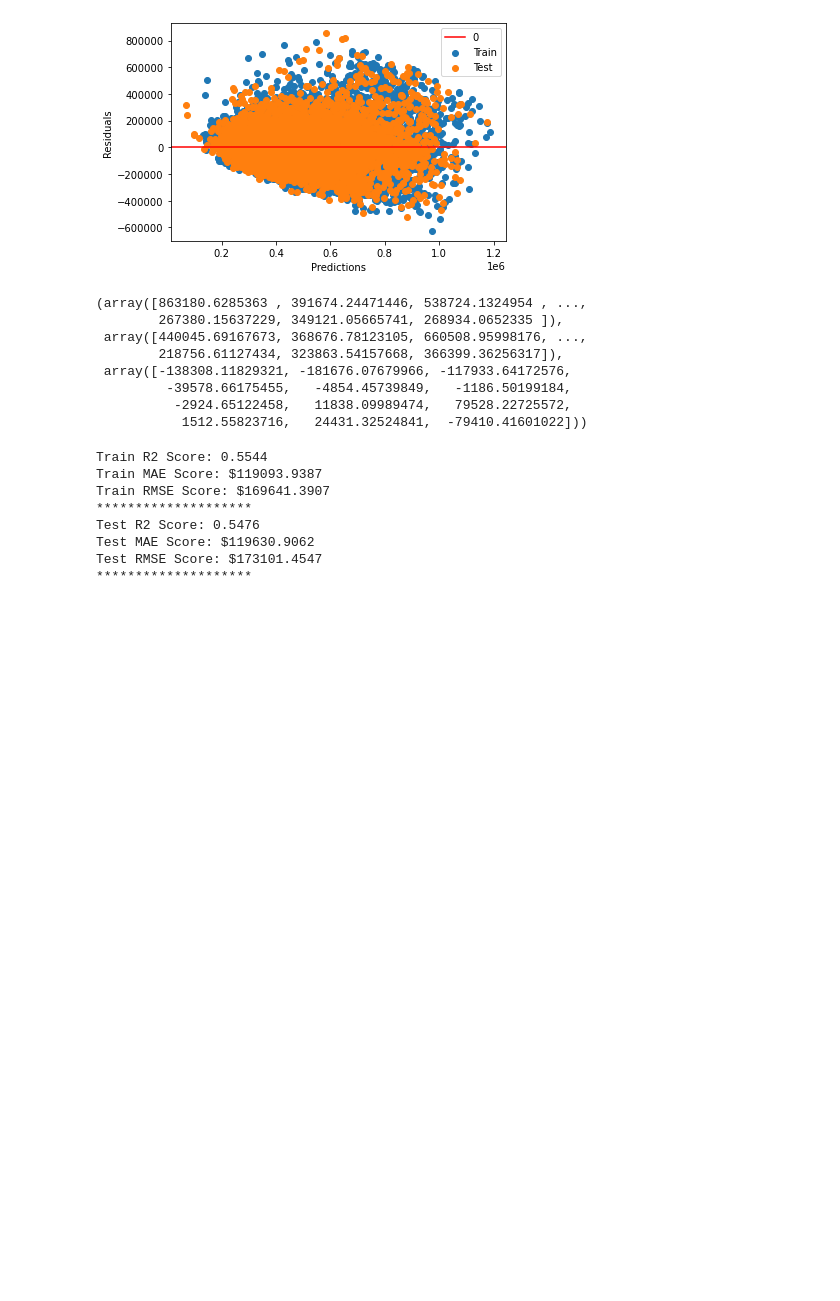
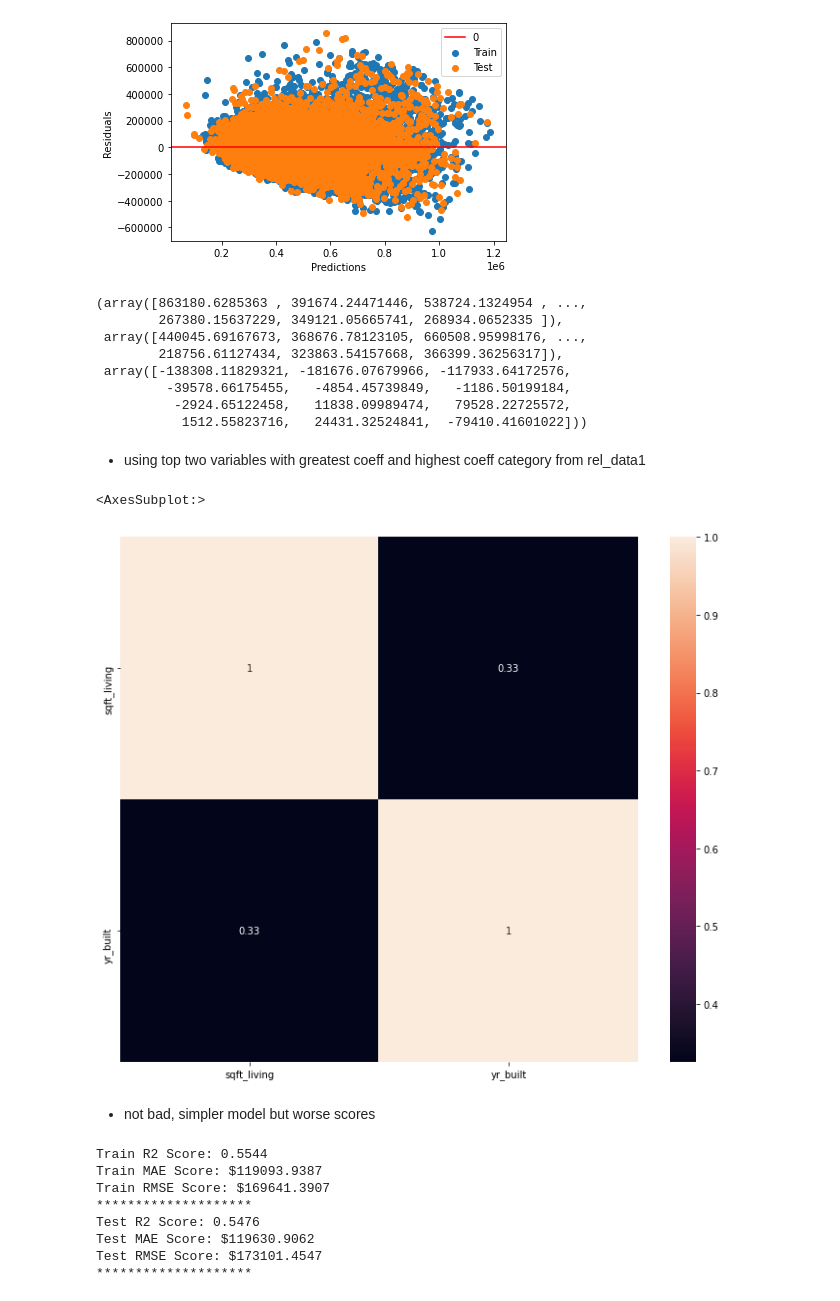
Before and after one commit to pjlannoo/Housing-Data-Project, a Jupyter notebook: Notebooks/David/Final_Model_Maybe.ipynb, the cells around one changed output. Cells and saved outputs as stored; diff of their text form; code cells hidden in the pictures; blank space fills up the shorter version.

```diff
--- a/Notebooks/David/Final_Model_Maybe.ipynb
+++ b/Notebooks/David/Final_Model_Maybe.ipynb
@@ -256,6 +274,14 @@ Test RMSE Score: $143635.1909
            1512.55823716,   24431.32524841,  -79410.41601022]))
 # %%
 rel_data2 = data[['sqft_living', 'yr_built', 'grade']]
+# %% [markdown]
+- using top two variables with greatest coeff and highest coeff category from rel_data1
+# %%
+plt.subplots(figsize=(12, 10))
+sns.heatmap(rel_data2.corr(), annot=True)
+# %% [output]
+<AxesSubplot:>
+[figure, added]
 # %%
 X_train2, X_test2, y_train2, y_test2 = train_test_split(rel_data2, data['price'],
                                                     test_size=0.33,
@@ -283,6 +309,8 @@ scaler.fit(X_train_enc2)
 
 X_train_scaled2 = scaler.transform(X_train_enc2)
 X_test_scaled2 = scaler.transform(X_test_enc2)
+# %% [markdown]
+- not bad, simpler model but worse scores
 # %%
 evaluate_model(X_train_scaled2, X_test_scaled2, y_train2, y_test2)
 # %% [output]
```
Also changed, not shown: parts of 28 cells of this notebook, 2 other files.
